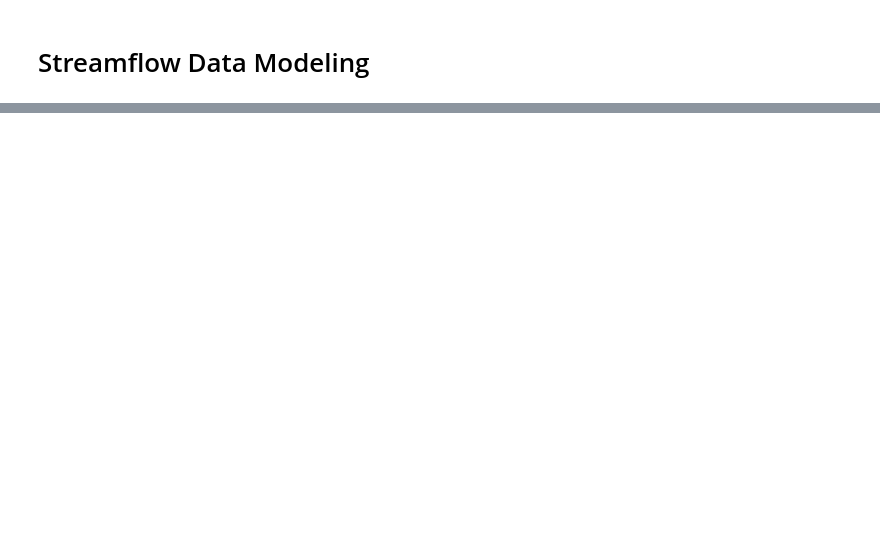
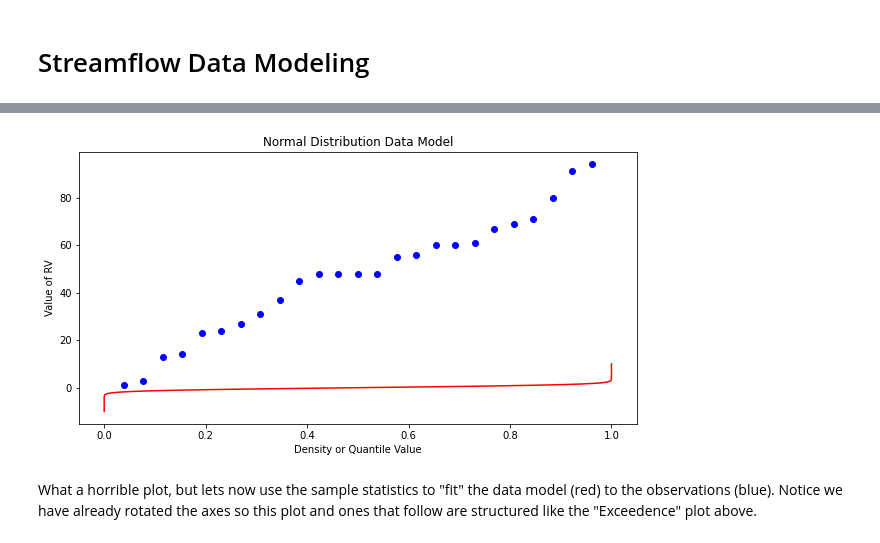
Before and after one commit to dustykat/ce-3354-webroot, a Jupyter notebook: ce3354book/_build/jupyter_execute/lessons/lesson05/lesson05.ipynb, the cells around one changed output, grey strips where cells are left out. Saved outputs shown, nothing was run; the diff lists cells and outputs as text; code cells hidden in the pictures; blank space fills up the shorter version.

```diff
--- a/ce3354book/_build/jupyter_execute/lessons/lesson05/lesson05.ipynb
+++ b/ce3354book/_build/jupyter_execute/lessons/lesson05/lesson05.ipynb
@@ -30,0 +240,8 @@ Recent updates to B17B in terms of software improvements and different handling
+# %%
+import numpy
+
+population = []
+for i in range(0,101,1):
+    population.append(i)
+
+sample = numpy.random.choice(population,25)
@@ -30,0 +252,22 @@ Recent updates to B17B in terms of software improvements and different handling
+# %%
+# sort the sample in place!
+sample.sort()
+# built a relative frequency approximation to probability, assume each pick is equally likely
+weibull_pp = []
+for i in range(0,len(sample),1):
+    weibull_pp.append((i+1)/(len(sample)+1))
+# %%
+# Now plot the sample values and plotting position
+myfigure = matplotlib.pyplot.figure(figsize = (10,5)) # generate a object from the figure class, set aspect ratio
+
+# Built the plot
+matplotlib.pyplot.scatter(weibull_pp, sample, color ='blue')
+matplotlib.pyplot.plot(ycdf, x, color ='red')
+matplotlib.pyplot.ylabel("Value of RV")
+matplotlib.pyplot.xlabel("Density or Quantile Value")
+matplotlib.pyplot.title("Normal Distribution Data Model")
+matplotlib.pyplot.show()
+# %% [output]
+[figure, added]
+# %% [markdown]
+What a horrible plot, but lets now use the sample statistics to "fit" the data model (red) to the observations (blue). Notice we have already rotated the axes so this plot and ones that follow are structured like the "Exceedence" plot above.
```
Also changed, not shown: parts of 62 cells of this notebook, 55 other files.
